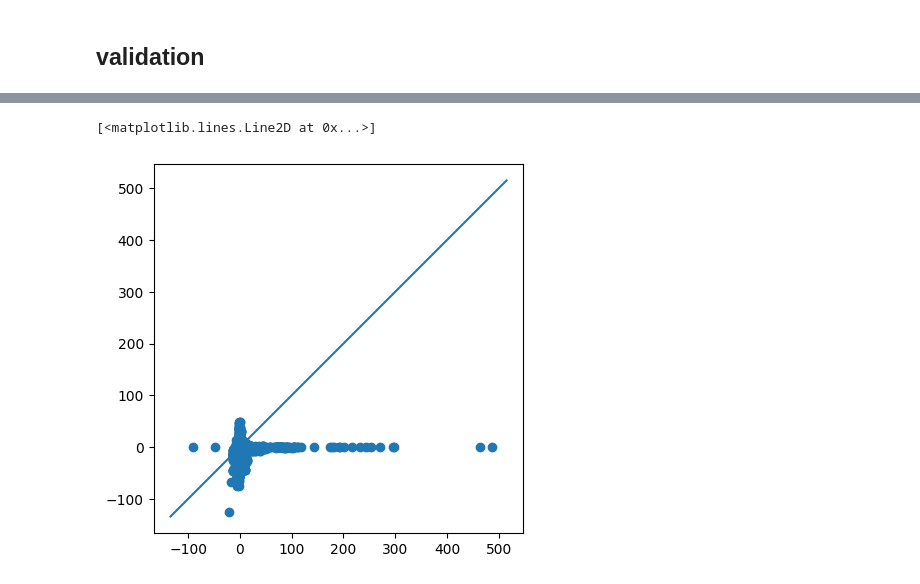
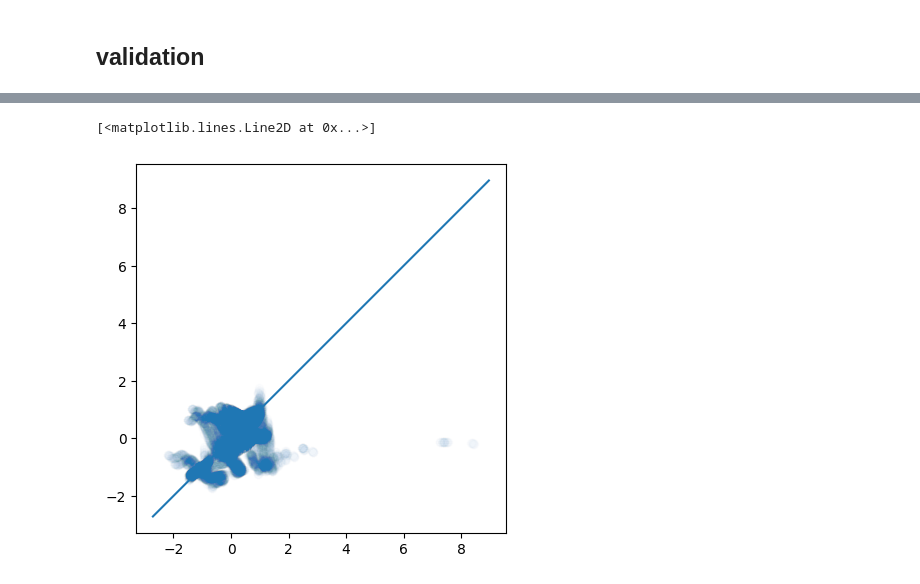
Before and after one commit to arthurzqhu/BOSS_PPE, a Jupyter notebook: single_cat_MCMC_PPE.ipynb, the cells around one changed output, grey strips where cells are left out. Cells and saved outputs as stored; diff of their text form; code cells hidden in the pictures.

```diff
--- a/single_cat_MCMC_PPE.ipynb
+++ b/single_cat_MCMC_PPE.ipynb
@@ -169,8 +171,10 @@ I0000 00:00:1747954986.666720 67875868 pluggable_device_factory.cc:271] Created
 # %%
 # REVIEW: check every time if this is true ... not sure how to implement this programatically
-param_table = pd.read_csv('/Users/arthurhu/Library/Mobile Documents/com~apple~CloudDocs/storage/postdoc/CloudBOSS/param_consolid_RICO.csv')
+param_table = pd.read_csv('/home/arthurhu/Cloud_BOSS/param_consolid_RICO.csv')
+# param_table = pd.read_csv('/Users/arthurhu/Library/Mobile Documents/com~apple~CloudDocs/storage/postdoc/CloudBOSS/param_consolid_RICO.csv')
 # param_table = pd.read_csv('/global/u2/a/arthurhu/Cloud_BOSS/param_consolid_RICO.csv')
 param_names = param_table.columns[param_interest_idx + 1].to_list()
+param_names.append('sigma')
 param_mean = param_table.values[0, param_interest_idx + 1].astype(np.float32)
 param_std = param_table.values[1, param_interest_idx + 1].astype(np.float32)
 # param_std[param_not_int_idx] = 0
@@ -343,16 +335,15 @@ Error:
 # i = 7
 
 # --- 4. Trace plots ---
-def plot_traces(posterior, title):
+def plot_traces(posterior, pnames):
     its, chains, dims = posterior.shape
     fig, axes = plt.subplots(dims, 1, figsize=(8, 2.5*dims), sharex=True)
     for d in range(dims):
         for c in range(chains):
             axes[d].plot(posterior[:,c,d], alpha=0.6, label=f'chain {c+1}')
-        axes[d].set_ylabel(f'param {d}')
+        axes[d].set_ylabel(pnames[d])
         axes[d].legend(loc='upper right')
     axes[-1].set_xlabel('Iteration')
-    fig.suptitle(title)
     plt.tight_layout()
     plt.show()
 
@@ -361,6 +352,7 @@ try:
 except AttributeError:
     print("acceptance rate:", sum(kr.inner_results.is_accepted.numpy())/num_samples)
 
-plot_traces(tfb.Sigmoid().forward(samples), "")
+transformed_samples = tf.concat([tfb.Sigmoid().forward(samples[:,:,:-1]), tf.exp(samples[:,:,-1:])], axis=2)
+plot_traces(transformed_samples, param_names)
 # kr
 # %% [output]
@@ -436,8 +445,9 @@ samples_raw_vals.shape
 # %%
 nbins = 50
+nparam = len(param_names)
 count = {}
 bins = {}
-sample_sum_chains = samples_raw_vals.reshape(80000,11)
+sample_sum_chains = samples_origval.reshape(num_samples*nchains,nparam)
 for iparam, param_name in enumerate(param_names):
     count[param_name], bins[param_name] = np.histogram(sample_sum_chains[:, iparam], bins=nbins)
     count[param_name] = count[param_name]/np.sum(count[param_name])
@@ -492,7 +524,8 @@ array([[0.02167574, 0.02168023],
 # %%
-meanresult = np.mean(samples, axis=0)
+tsamples_combine_chains = transformed_samples.numpy().reshape(num_samples*nchains, nparam)
+meanresult = np.mean(tsamples_combine_chains[:,:-1], axis=0)
 meanresult = tf.expand_dims(meanresult, axis=0)
-meanresult_tiled = tf.tile(meanresult, [16, 1])
+meanresult_tiled = tf.tile(meanresult, [IC_norm.shape[0], 1])
 meanresults_incl_ics = tf.concat([IC_norm, meanresult_tiled], axis=1)
 vars_after_MCMC_norm = cc_model(meanresults_incl_ics)
 # %%
@@ -505,12 +538,12 @@ TensorShape([16, 14404])
 # %%
-plt.scatter(y_true, y_predict)
+plt.scatter(y_true, y_predict, alpha=0.01)
 ax = plt.gca()
 ax.set_aspect('equal')
 ax_min = min(list(ax.get_ylim() + ax.get_xlim()))
 ax_max = max(list(ax.get_ylim() + ax.get_xlim()))
 plt.plot([ax_min, ax_max], [ax_min, ax_max])
 # plt.xscale('log')
 # plt.yscale('log')
 # %% [output]
 [<matplotlib.lines.Line2D at 0x...>]
-[figure, old version]
+[figure, new version]
```
Also changed, not shown: parts of 23 cells of this notebook, 5 other files.
